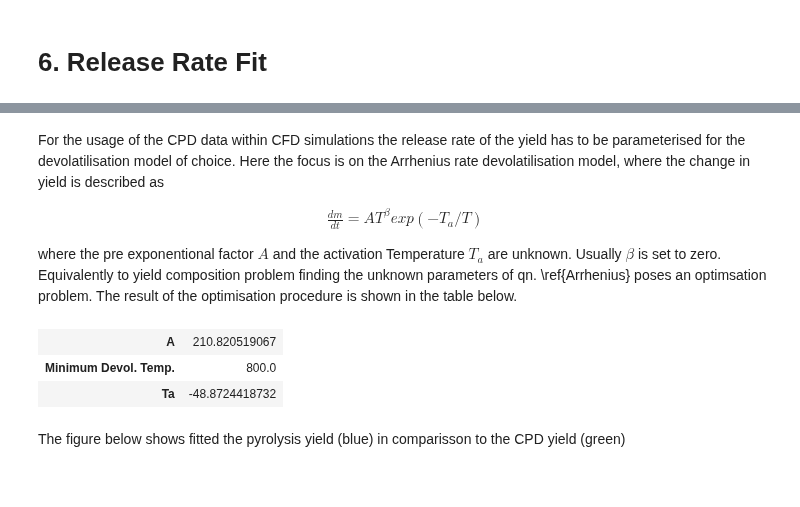
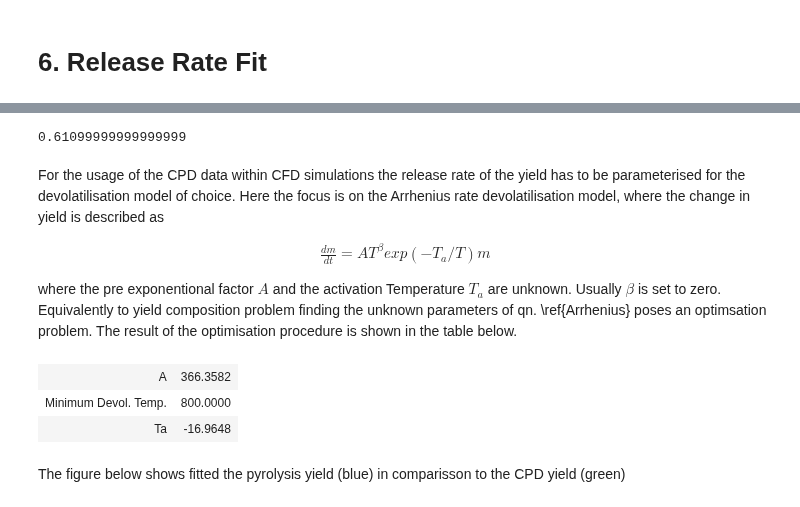
Before and after one commit to ostein/notebooks, a Jupyter notebook: pkp/BlackThunder.ipynb, the cells around one changed output, grey strips where cells are left out. Saved outputs shown, nothing was run; the diff lists cells and outputs as text; code cells hidden in the pictures.

```diff
--- a/pkp/BlackThunder.ipynb
+++ b/pkp/BlackThunder.ipynb
@@ -298,6 +262,6 @@ for d in [100e-6, 150e-6]:
 # %%
-Times, Temps = computeParticleTemperature(props_orig, time, T_high)
-input_dict['OperatingConditions'] = {'run0': zip(Times, Temps)[0:-1:40], 'pressure': 1.0, 'runs': 1}
+Times, Temps = computeParticleTemperature(props, Shaddix2009.time, Shaddix2009.T_high, t_end=0.05)
+input_dict['OperatingConditions'] = {'run0': zip(Times, Temps)[0:-1:100], 'pressure': 1.0, 'runs': 1}
 # %% [markdown]
 # 4. Execution of the CPD Preprocessor
 
@@ -406,8 +369,9 @@ from pkp.src.Models import constantRate, arrheniusRate
 
 inp = {'constantRate': {'k': 1.0, 'tstart':0.0, 'finalYield':1.0,
                         'tstartBounds': (0.0, 0.0), 'finalYieldBounds': (None, cpd['run0'][1]['ftot'][-1])},
-       'arrheniusRate': {'preExp': 1.0, 'beta':0.0, 'activationEnergy':1.0,
-                         'betaBounds':(0.0,0.0), 'lowerDevolTemp': 800.0
+       'arrheniusRate': {'preExp': 1.0, 'beta':0.0, 'activationEnergy': 1.0,
+                         'betaBounds':(0.0, 0.0), 'lowerDevolTemp': 800.0,
+                         #'activationEnergyBounds':(10.0,100.0)
                          }
        }
 #constRate = constantRate(inp, [cpd.values()[0][1]], 'ftot')
@@ -423,3 +387,3 @@ bounds [(None, None), (0.0, 0.0), (None, None)]
 # %%
-x = arrhRate.fit().x
+x = arrhRate.fit()
 # %% [output]
@@ -428,0 +393,3 @@ bounds [(None, None), (0.0, 0.0), (None, None)]
+# %%
+print x
+x = x.x
@@ -429,19 +405,23 @@ bounds [(None, None), (0.0, 0.0), (None, None)]
+# %%
+arrhRate.final_yield
+# %% [output]
+0.61099999999999999
 # %% [markdown]
 For the usage of the CPD data within CFD simulations the release rate of the yield has to be parameterised for the devolatilisation model of choice. Here the focus is on the Arrhenius rate devolatilisation model, where the change in yield is described as
 
 \begin{align}
-\frac{dm}{dt} = A T^{\beta} exp\left(-T_a/T\right)
+\frac{dm}{dt} = A T^{\beta} exp\left(-T_a/T\right)m
 \label{Arrhenius}
 \end{align}
 
 where the pre exponentional factor $A$ and the activation Temperature $T_a$ are unknown. Usually $\beta$ is set to zero. Equivalently to yield composition problem finding the unknown parameters of qn. \ref{Arrhenius} poses an optimsation problem. The result of the optimisation procedure is shown in the table below.
 # %%
-d = {'A': x[0], 'Ta': x[2], 'Minimum Devol. Temp.': inp['arrheniusRate']['lowerDevolTemp']}
-HTML(json2html.convert(json = d))
+d = {'A': x[0], 'Ta': x[1], 'Minimum Devol. Temp.': inp['arrheniusRate']['lowerDevolTemp']}
+DictTable(d)
 # %% [output]
-| A | 210.820519067 |
-| Minimum Devol. Temp. | 800.0 |
-| Ta | -48.8724418732 |
+| A | 366.3582 |
+| Minimum Devol. Temp. | 800.0000 |
+| Ta | -16.9648 |
 # %% [markdown]
 The figure below shows fitted the pyrolysis yield (blue) in comparisson to the CPD yield (green)
 # %%
```
Also changed, not shown: parts of 60 cells of this notebook.
